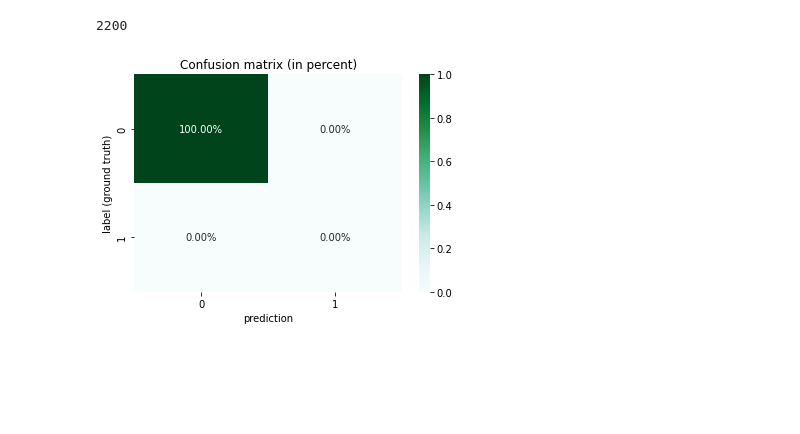
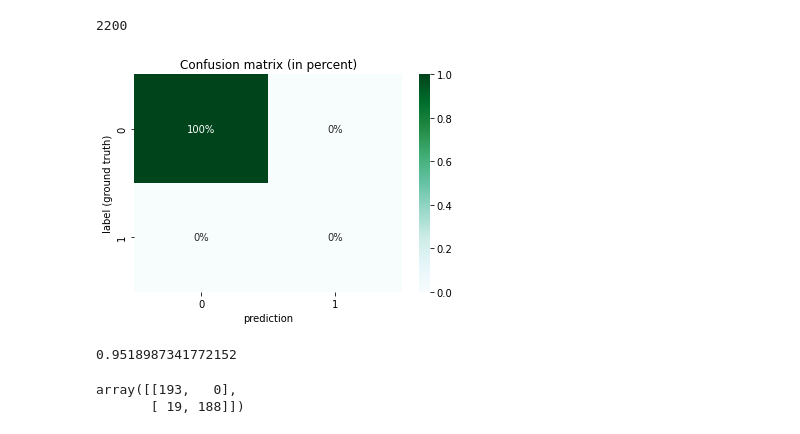
Before and after one commit to anderssegerlund/Machine-Learning, a Jupyter notebook: Car-volt mock data/Generate fake car volt data.ipynb, the cells around one changed output. Drawn from its saved outputs; the diff is of its cells as text; code cells hidden in the pictures; blank space fills up the shorter version.

```diff
--- a/Car-volt mock data/Generate fake car volt data.ipynb
+++ b/Car-volt mock data/Generate fake car volt data.ipynb
@@ -219,13 +143,0 @@ NameError: name 'a' is not defined
-# %%
-# Kolla antalet 0 och 1 i datasettet
-n_0 = 0
-n_1 = 0
-for i in range(len(data)):
-    if data[i][1] == 1:
-        n_1 +=1
-    if data[i][1] == 0:
-        n_0 +=1
-
-
-print(n_0)
-print(n_1)
@@ -236,0 +146,8 @@ print(n_1)
+# %%
+select_samples = 5
+sample_from = random.randint(min(data_info["index_1"]), max(data_info["index_1"])-select_samples)
+fig, ax = plt.subplots(select_samples,1,figsize=(12,12))
+for i,j in enumerate(range(sample_from, sample_from+select_samples)):
+
+    ax[i].plot(data[j][0].T)
+plt.show()
@@ -237,3 +158,5 @@ print(n_1)
+# %%
+data, data_info = create_data(n_healthy=100, n_fails=100)
 # %%
 train_size = int(len(data)*0.8)
 test_size = len(data) - train_size
@@ -292,7 +215,7 @@ optimizer = torch.optim.Adam(model.parameters(), lr=0.0001)
 # https://pytorch.org/ignite/metrics.html
 
 
-epochs = 10 # Ju störra dataset ju färre epochs behövs
+epochs = 100 # Ju störra dataset ju färre epochs behövs
 
 train_losses = []
 test_losses = []
@@ -457,24 +382,34 @@ test_loader_all = DataLoader(dataset=test_set, batch_size=len(test_set), shuffle
 # %%
 with torch.no_grad():
     correct = 0
     for X_test, y_test in test_loader_all:
         y_val = model(X_test.view(len(test_set),-1))
         predicted = torch.max(y_val,1)[1]
         correct += (predicted == y_test).sum()
 
 # Create confusion matrix
 arr = confusion_matrix(y_test.view(-1), predicted.view(-1))
 
 arr2 = np.zeros([2,2])
 arr2[0] = (arr[0]/arr[0].sum()).astype(int)
 arr2[1] = (arr[1]/arr[1].sum()).astype(int)
 
 df_cm = pd.DataFrame(arr2)
 #sns.heatmap(df_cm, annot=True, cmap="BuGn")
-sns.heatmap(df_cm, annot=True, cmap="BuGn",fmt='.2%')
+sns.heatmap(df_cm, annot=True, cmap="BuGn",fmt='.0%')
 plt.xlabel("prediction")
 plt.ylabel("label (ground truth)")
 plt.title("Confusion matrix (in percent)")
 plt.show()
 # %% [output]
-[figure, old version]
+[figure, new version]
+# %%
+f1_score(y_test.view(-1), predicted.view(-1))
+# %% [output]
+0.9518987341772152
+# %%
+arr = confusion_matrix(y_test.view(-1), predicted.view(-1))
+arr
+# %% [output]
+array([[193,   0],
+       [ 19, 188]])
```
Also changed, not shown: parts of 33 cells of this notebook.
